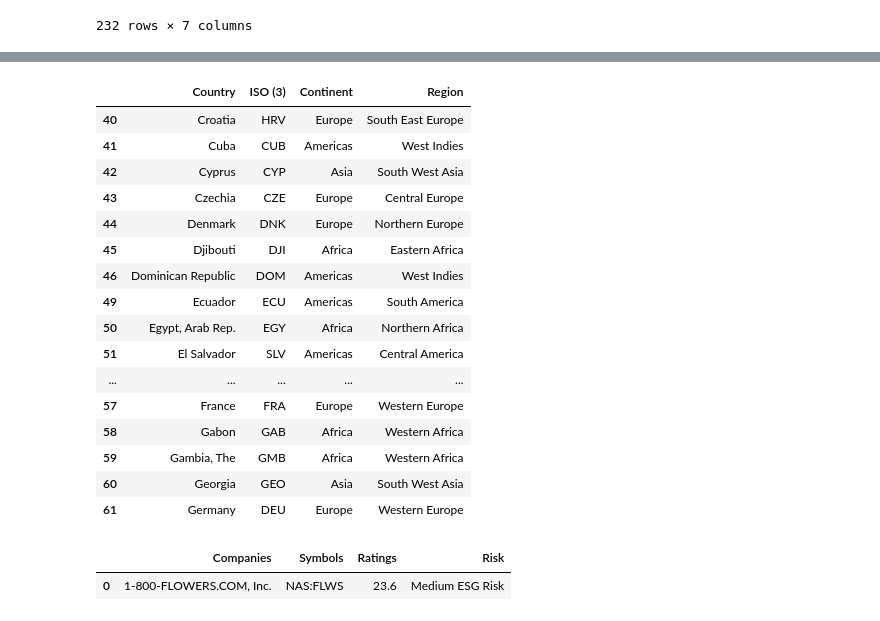
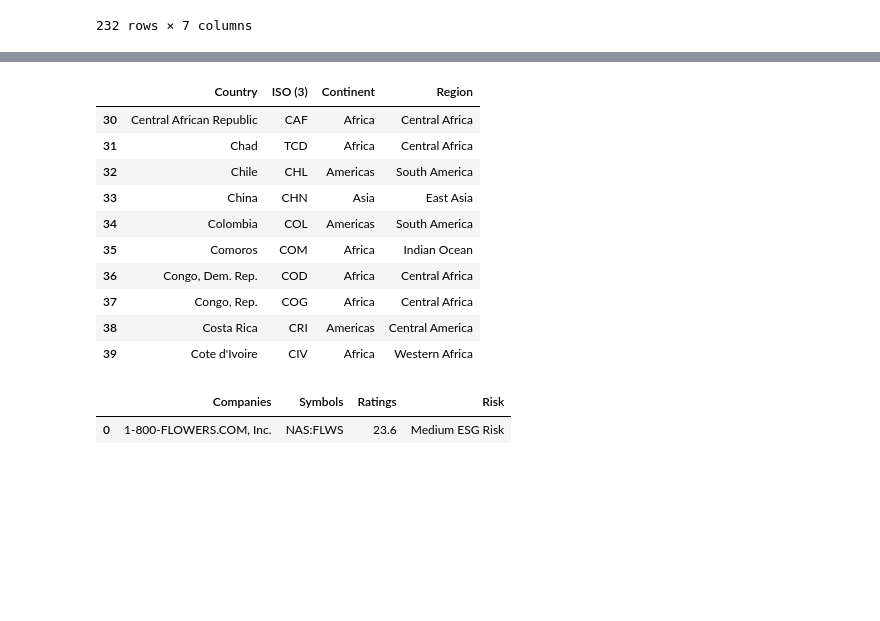
Before and after one commit to PalomaLF/sustainability-esg-scoring, a Jupyter notebook: final_data.ipynb, the cells around one changed output, grey strips where cells are left out. Cells and saved outputs as stored; diff of their text form; code cells hidden in the pictures; blank space fills up the shorter version.

```diff
--- a/final_data.ipynb
+++ b/final_data.ipynb
@@ -13,3 +13,5 @@ raw.head(2)
 | 0 | AFG | Afghanistan | 2000 | 19669913.0 | 36.011178 | 28.836 | 27.317429 | ... |
 | 1 | AFG | Afghanistan | 2001 | 19416052.0 | 36.309069 | 28.836 | 30.564571 | ... |
 2 rows × 120 columns
+# %%
+raw.dropna(subset='population', inplace = True)
@@ -197,12 +199,14 @@ country_codes.replace({'SDN':'SSD','ROM':'ROU'}, inplace = True)
 # %%
 countries.loc[36,'Continent'] = 'Africa'
-countries.loc[110,'Continent'] = 'Europe'
-countries.loc[141,'Continent'] = 'Europe'
-countries.loc[153,'Continent'] = 'Africa'
+countries.loc[102,'Continent'] = 'Europe'
+countries.loc[131,'Continent'] = 'Europe'
+countries.loc[141,'Continent'] = 'Africa'
+countries.loc[164,'Continent'] = 'Africa'
 countries.loc[36,'Region'] = 'Central Africa'
-countries.loc[110,'Region'] = 'South East Europe'
-countries.loc[141,'Region'] = 'South East Europe'
-countries.loc[153,'Region'] = 'Northern Africa'
+countries.loc[102,'Region'] = 'South East Europe'
+countries.loc[131,'Region'] = 'South East Europe'
+countries.loc[141,'Region'] = 'Northern Africa'
+countries.loc[164,'Region'] = 'Southern Africa'
 # %%
 countries.dropna(subset='Continent', inplace = True)
 # %%
@@ -213,23 +217,17 @@ countries.drop(columns = 'Country_y', inplace = True)
 row = {'Country':'Liechtenstein', 'ISO (3)': 'LIE', 'Continent':'Europe', 'Region':'Western Europe'}
 countries.loc[179] = row
 # %%
-countries[40:60]
+countries[30:40]
 # %% [output]
 |  | Country | ISO (3) | Continent | Region |
-| 40 | Croatia | HRV | Europe | South East Europe |
-| 41 | Cuba | CUB | Americas | West Indies |
-| 42 | Cyprus | CYP | Asia | South West Asia |
-| 43 | Czechia | CZE | Europe | Central Europe |
-| 44 | Denmark | DNK | Europe | Northern Europe |
-| 45 | Djibouti | DJI | Africa | Eastern Africa |
-| 46 | Dominican Republic | DOM | Americas | West Indies |
-| 49 | Ecuador | ECU | Americas | South America |
-| 50 | Egypt, Arab Rep. | EGY | Africa | Northern Africa |
-| 51 | El Salvador | SLV | Americas | Central America |
-| ... | ... | ... | ... | ... |
-| 57 | France | FRA | Europe | Western Europe |
-| 58 | Gabon | GAB | Africa | Western Africa |
-| 59 | Gambia, The | GMB | Africa | Western Africa |
-| 60 | Georgia | GEO | Asia | South West Asia |
-| 61 | Germany | DEU | Europe | Western Europe |
+| 30 | Central African Republic | CAF | Africa | Central Africa |
+| 31 | Chad | TCD | Africa | Central Africa |
+| 32 | Chile | CHL | Americas | South America |
+| 33 | China | CHN | Asia | East Asia |
+| 34 | Colombia | COL | Americas | South America |
+| 35 | Comoros | COM | Africa | Indian Ocean |
+| 36 | Congo, Dem. Rep. | COD | Africa | Central Africa |
+| 37 | Congo, Rep. | COG | Africa | Central Africa |
+| 38 | Costa Rica | CRI | Americas | Central America |
+| 39 | Cote d'Ivoire | CIV | Africa | Western Africa |
 # %%
```
Also changed, not shown: parts of 63 cells of this notebook, 27 other files.
